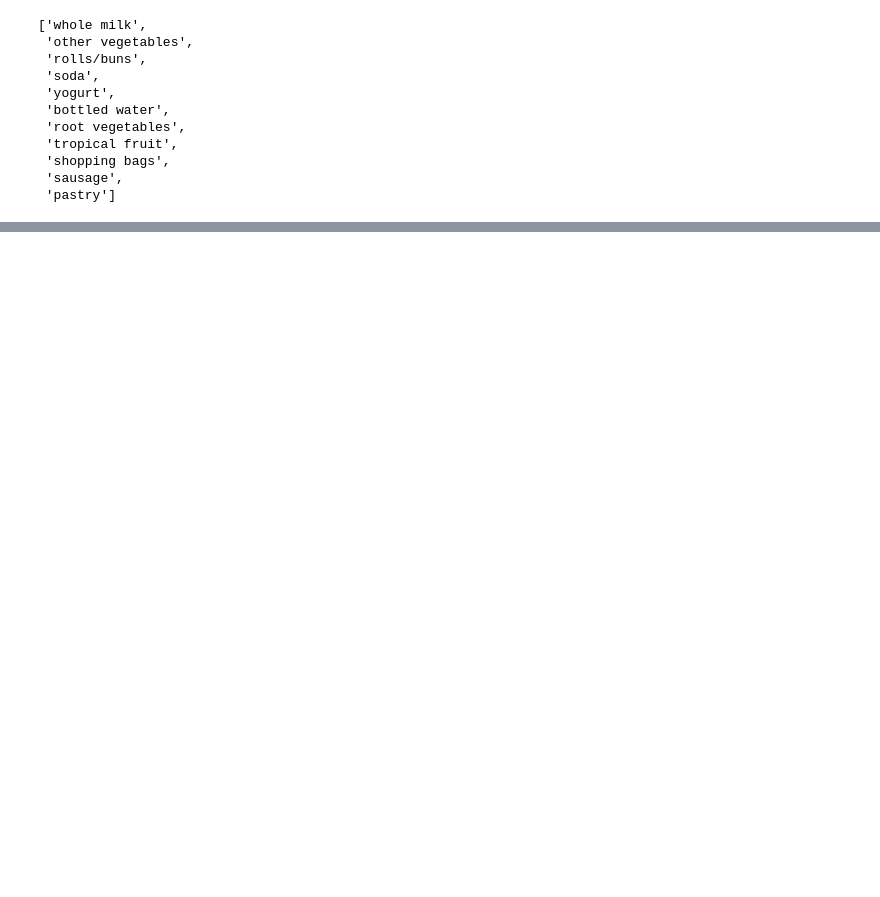
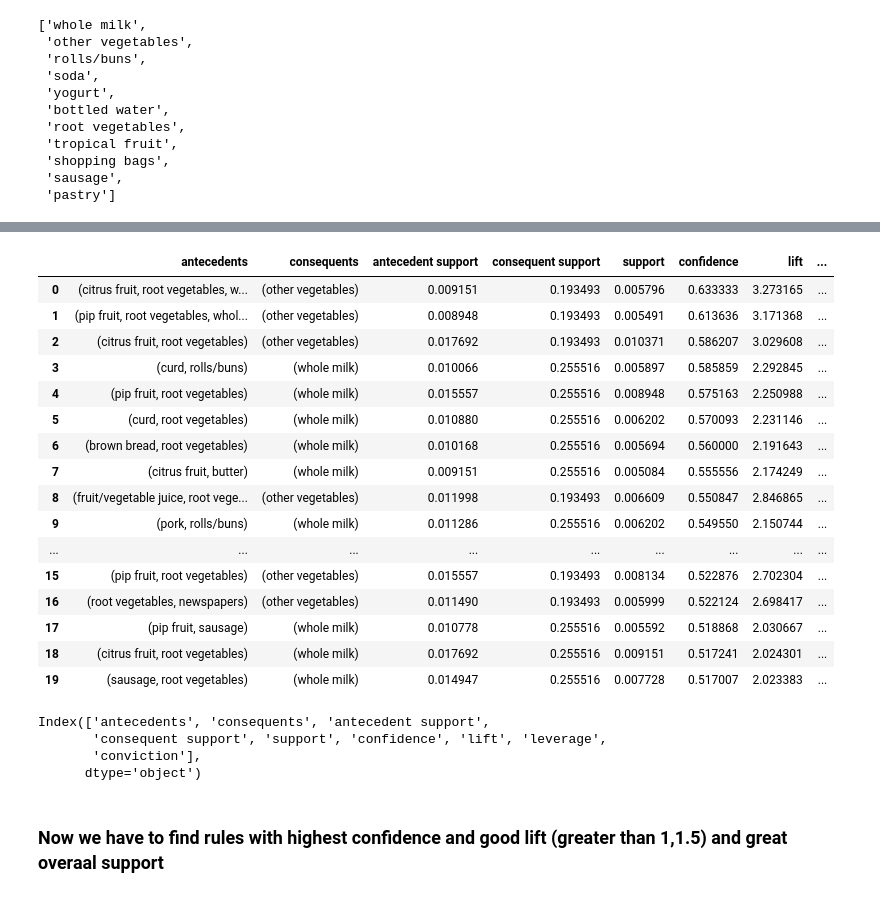
Before and after one commit to Smit131/DS-assignments-python, a Jupyter notebook: Association rule/jupytercode.ipynb, the cells around one changed output, grey strips where cells are left out. Saved outputs shown, nothing was run; the diff lists cells and outputs as text; code cells hidden in the pictures; blank space fills up the shorter version.

```diff
--- a/Association rule/jupytercode.ipynb
+++ b/Association rule/jupytercode.ipynb
@@ -149,0 +201,3 @@ fia[fia["length"] == 2].head(5)
+# %%
+rules = association_rules(fia , metric = "lift", min_threshold = 1)
+rules.shape
@@ -149,0 +222,31 @@ fia[fia["length"] == 2].head(5)
+# %%
+rules1 = rules.sort_values(by = "confidence" , ascending = False , ignore_index = True)
+# %%
+rules1.head(20)
+# %% [output]
+|  | antecedents | consequents | antecedent support | consequent support | support | confidence | lift | ... |
+| 0 | (citrus fruit, root vegetables, w... | (other vegetables) | 0.009151 | 0.193493 | 0.005796 | 0.633333 | 3.273165 | ... |
+| 1 | (pip fruit, root vegetables, whol... | (other vegetables) | 0.008948 | 0.193493 | 0.005491 | 0.613636 | 3.171368 | ... |
+| 2 | (citrus fruit, root vegetables) | (other vegetables) | 0.017692 | 0.193493 | 0.010371 | 0.586207 | 3.029608 | ... |
+| 3 | (curd, rolls/buns) | (whole milk) | 0.010066 | 0.255516 | 0.005897 | 0.585859 | 2.292845 | ... |
+| 4 | (pip fruit, root vegetables) | (whole milk) | 0.015557 | 0.255516 | 0.008948 | 0.575163 | 2.250988 | ... |
+| 5 | (curd, root vegetables) | (whole milk) | 0.010880 | 0.255516 | 0.006202 | 0.570093 | 2.231146 | ... |
+| 6 | (brown bread, root vegetables) | (whole milk) | 0.010168 | 0.255516 | 0.005694 | 0.560000 | 2.191643 | ... |
+| 7 | (citrus fruit, butter) | (whole milk) | 0.009151 | 0.255516 | 0.005084 | 0.555556 | 2.174249 | ... |
+| 8 | (fruit/vegetable juice, root vege... | (other vegetables) | 0.011998 | 0.193493 | 0.006609 | 0.550847 | 2.846865 | ... |
+| 9 | (pork, rolls/buns) | (whole milk) | 0.011286 | 0.255516 | 0.006202 | 0.549550 | 2.150744 | ... |
+| ... | ... | ... | ... | ... | ... | ... | ... | ... |
+| 15 | (pip fruit, root vegetables) | (other vegetables) | 0.015557 | 0.193493 | 0.008134 | 0.522876 | 2.702304 | ... |
+| 16 | (root vegetables, newspapers) | (other vegetables) | 0.011490 | 0.193493 | 0.005999 | 0.522124 | 2.698417 | ... |
+| 17 | (pip fruit, sausage) | (whole milk) | 0.010778 | 0.255516 | 0.005592 | 0.518868 | 2.030667 | ... |
+| 18 | (citrus fruit, root vegetables) | (whole milk) | 0.017692 | 0.255516 | 0.009151 | 0.517241 | 2.024301 | ... |
+| 19 | (sausage, root vegetables) | (whole milk) | 0.014947 | 0.255516 | 0.007728 | 0.517007 | 2.023383 | ... |
+# %%
+rules1.columns
+# %% [output]
+Index(['antecedents', 'consequents', 'antecedent support',
+       'consequent support', 'support', 'confidence', 'lift', 'leverage',
+       'conviction'],
+      dtype='object')
+# %% [markdown]
+### Now we have to find rules with highest confidence and  good lift (greater than 1,1.5) and great overaal support
```
Also changed, not shown: parts of 31 cells of this notebook, 1 other file.
